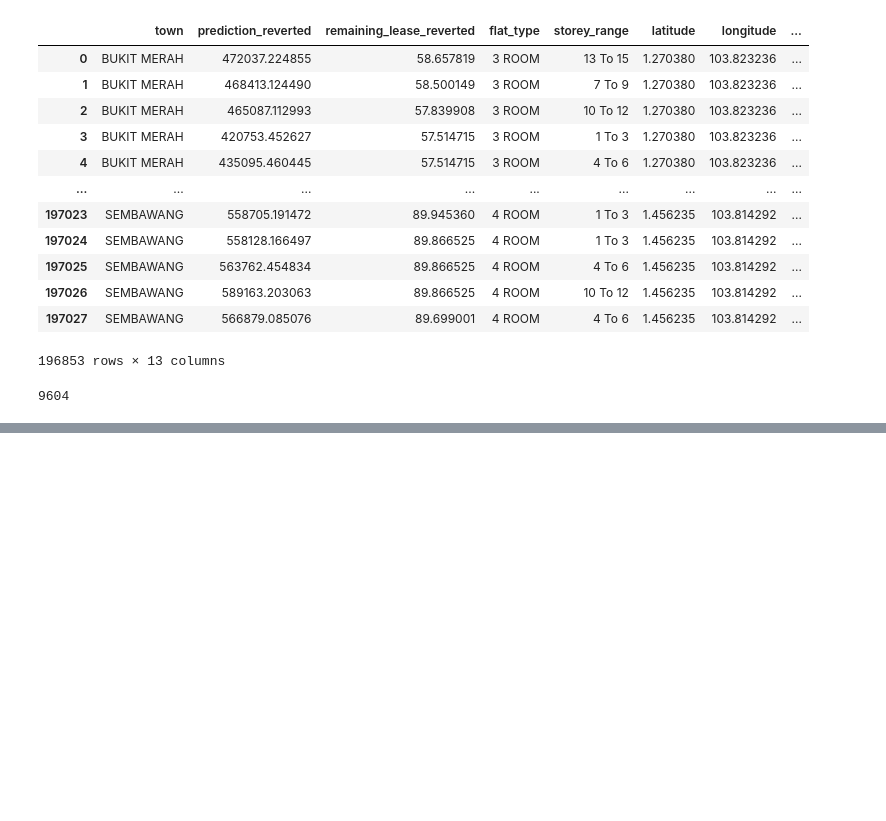
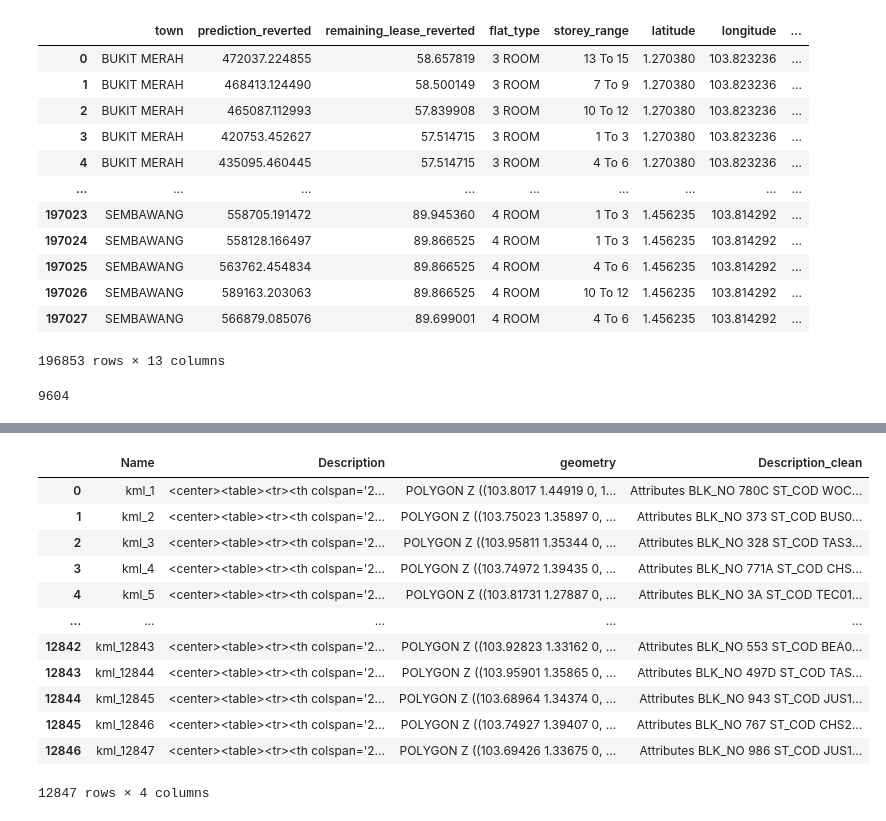
Before and after one commit to yuntsingg/DSE3101-HDB-Decode, a Jupyter notebook: code/ML_on_relevant_dataset.ipynb, the cells around one changed output, grey strips where cells are left out. Drawn from its saved outputs; the diff is of its cells as text; code cells hidden in the pictures; blank space fills up the shorter version.

```diff
--- a/code/ML_on_relevant_dataset.ipynb
+++ b/code/ML_on_relevant_dataset.ipynb
@@ -189,0 +194,3 @@ df_merged['postal_code'].nunique()
+# %%
+gdf = gpd.read_file("/Users/erica/Desktop/Y3S2/DSE3101/Local/HDBExistingBuilding.geojson")
+gdf['geometry'] = gdf['geometry'].apply(lambda geom: shape(mapping(geom)))
@@ -189,0 +211,16 @@ df_merged['postal_code'].nunique()
+# %%
+gdf['Description_clean'] = gdf['Description'].apply(lambda x: BeautifulSoup(x, "html.parser").get_text())
+# %% [output]
+|  | Name | Description | geometry | Description_clean |
+| 0 | kml_1 | <center><table><tr><th colspan='2... | POLYGON Z ((103.8017 1.44919 0, 1... | Attributes BLK_NO 780C ST_COD WOC... |
+| 1 | kml_2 | <center><table><tr><th colspan='2... | POLYGON Z ((103.75023 1.35897 0, ... | Attributes BLK_NO 373 ST_COD BUS0... |
+| 2 | kml_3 | <center><table><tr><th colspan='2... | POLYGON Z ((103.95811 1.35344 0, ... | Attributes BLK_NO 328 ST_COD TAS3... |
+| 3 | kml_4 | <center><table><tr><th colspan='2... | POLYGON Z ((103.74972 1.39435 0, ... | Attributes BLK_NO 771A ST_COD CHS... |
+| 4 | kml_5 | <center><table><tr><th colspan='2... | POLYGON Z ((103.81731 1.27887 0, ... | Attributes BLK_NO 3A ST_COD TEC01... |
+| ... | ... | ... | ... | ... |
+| 12842 | kml_12843 | <center><table><tr><th colspan='2... | POLYGON Z ((103.92823 1.33162 0, ... | Attributes BLK_NO 553 ST_COD BEA0... |
+| 12843 | kml_12844 | <center><table><tr><th colspan='2... | POLYGON Z ((103.95901 1.35865 0, ... | Attributes BLK_NO 497D ST_COD TAS... |
+| 12844 | kml_12845 | <center><table><tr><th colspan='2... | POLYGON Z ((103.68964 1.34374 0, ... | Attributes BLK_NO 943 ST_COD JUS1... |
+| 12845 | kml_12846 | <center><table><tr><th colspan='2... | POLYGON Z ((103.74927 1.39407 0, ... | Attributes BLK_NO 767 ST_COD CHS2... |
+| 12846 | kml_12847 | <center><table><tr><th colspan='2... | POLYGON Z ((103.69426 1.33675 0, ... | Attributes BLK_NO 986 ST_COD JUS1... |
+12847 rows × 4 columns
```
Also changed, not shown: parts of 4 cells of this notebook.
